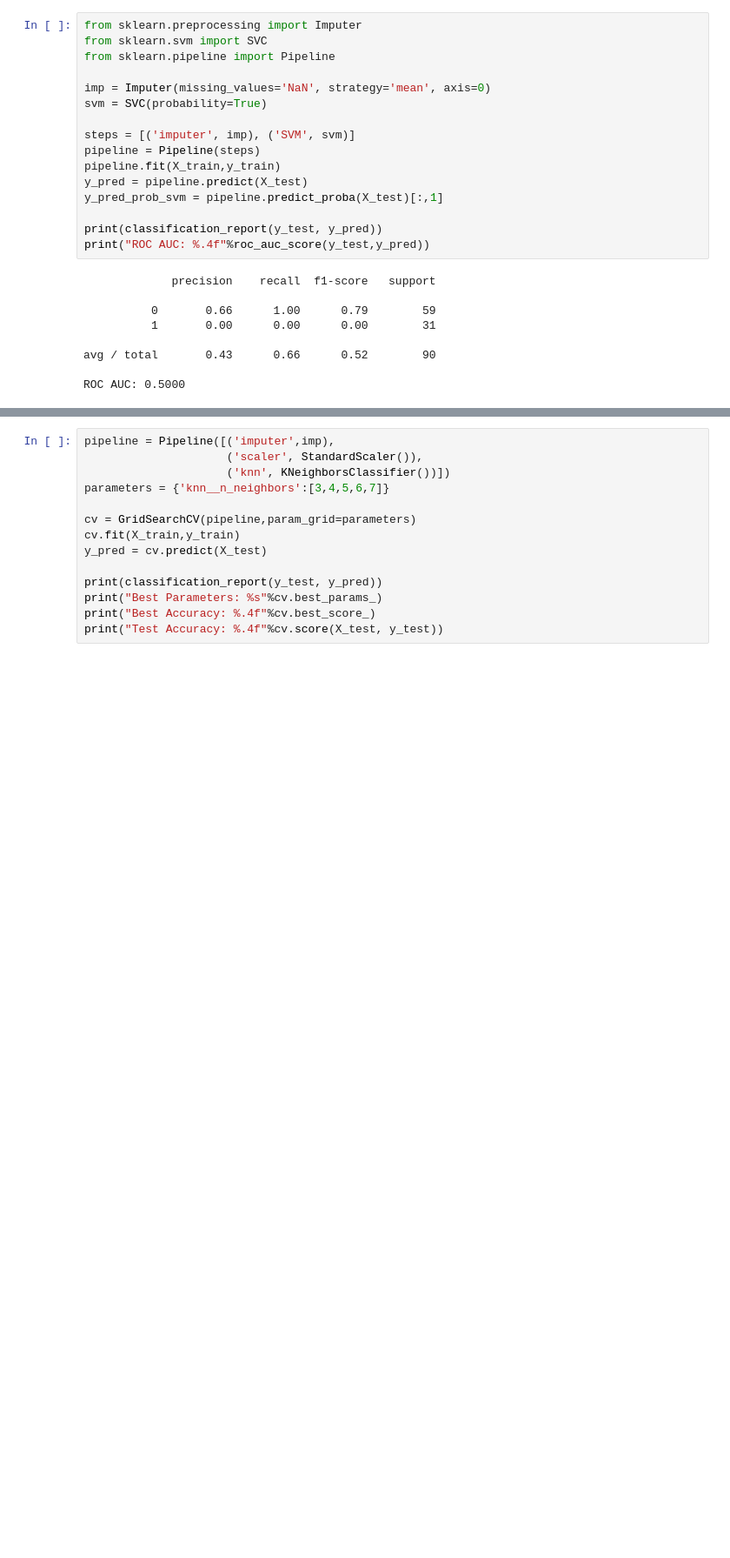
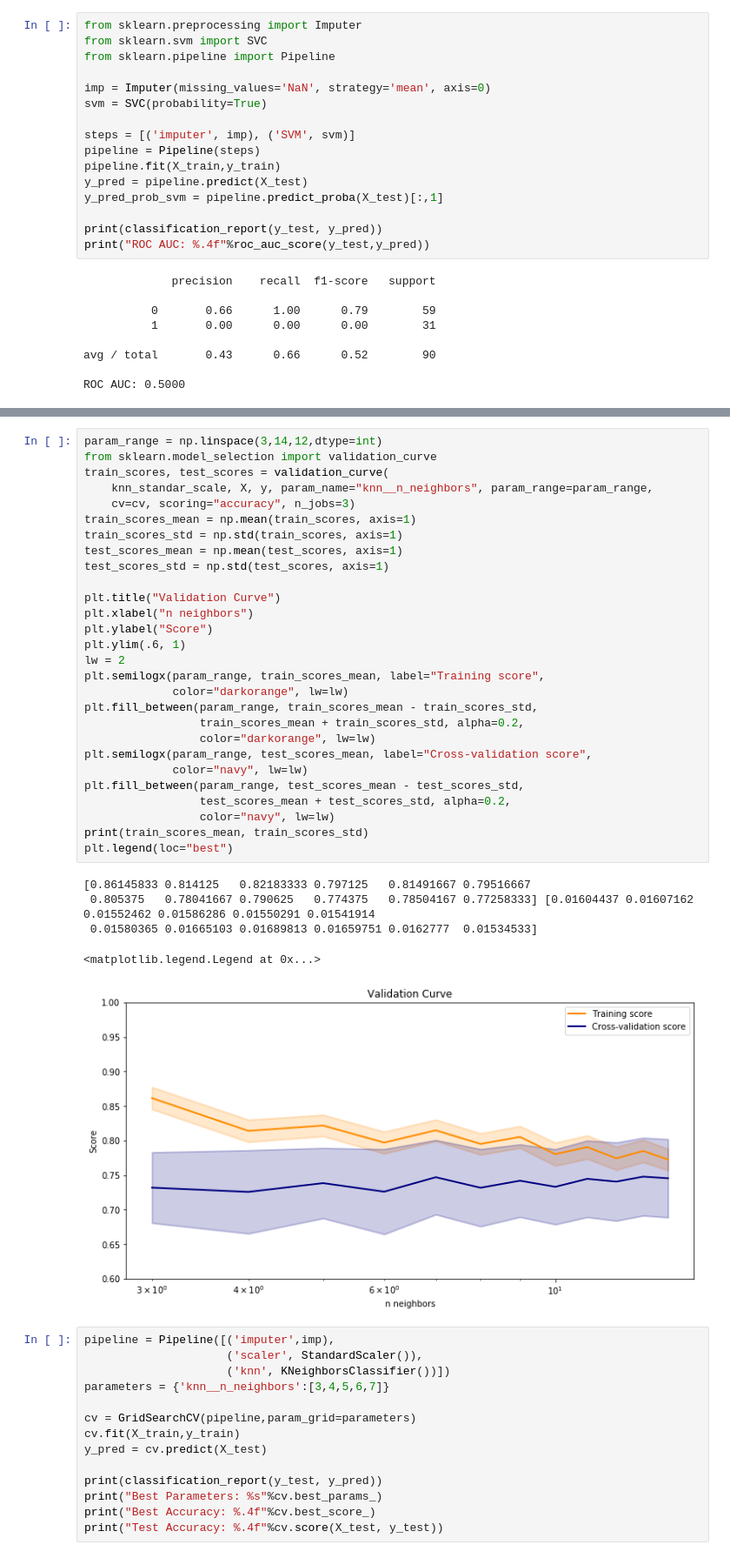
Before and after one commit to romellfudi/MachineLearing, a Jupyter notebook: 1.Supervised Learning.ipynb, the cells around one changed output, grey strips where cells are left out. Shown at 87% size. Drawn from its saved outputs; the diff is of its cells as text; blank space fills up the shorter version.

```diff
--- a/1.Supervised Learning.ipynb
+++ b/1.Supervised Learning.ipynb
@@ -566,3 +645,37 @@ plt.show()
+# %%
+param_range = np.linspace(3,14,12,dtype=int)
+from sklearn.model_selection import validation_curve
+train_scores, test_scores = validation_curve(
+    knn_standar_scale, X, y, param_name="knn__n_neighbors", param_range=param_range,
+    cv=cv, scoring="accuracy", n_jobs=3)
+train_scores_mean = np.mean(train_scores, axis=1)
+train_scores_std = np.std(train_scores, axis=1)
+test_scores_mean = np.mean(test_scores, axis=1)
+test_scores_std = np.std(test_scores, axis=1)
+
+plt.title("Validation Curve")
+plt.xlabel("n neighbors")
+plt.ylabel("Score")
+plt.ylim(.6, 1)
+lw = 2
+plt.semilogx(param_range, train_scores_mean, label="Training score",
+             color="darkorange", lw=lw)
+plt.fill_between(param_range, train_scores_mean - train_scores_std,
+                 train_scores_mean + train_scores_std, alpha=0.2,
+                 color="darkorange", lw=lw)
+plt.semilogx(param_range, test_scores_mean, label="Cross-validation score",
+             color="navy", lw=lw)
+plt.fill_between(param_range, test_scores_mean - test_scores_std,
+                 test_scores_mean + test_scores_std, alpha=0.2,
+                 color="navy", lw=lw)
+print(train_scores_mean, train_scores_std)
+plt.legend(loc="best")
+# %% [output]
+[0.86145833 0.814125   0.82183333 0.797125   0.81491667 0.79516667
+ 0.805375   0.78041667 0.790625   0.774375   0.78504167 0.77258333] [0.01604437 0.01607162 0.01552462 0.01586286 0.01550291 0.01541914
+ 0.01580365 0.01665103 0.01689813 0.01659751 0.0162777  0.01534533]
+<matplotlib.legend.Legend at 0x...>
+[figure, added]
 # %%
 pipeline = Pipeline([('imputer',imp),
                      ('scaler', StandardScaler()),
```
Also changed, not shown: parts of 20 cells of this notebook, 1 other file.
